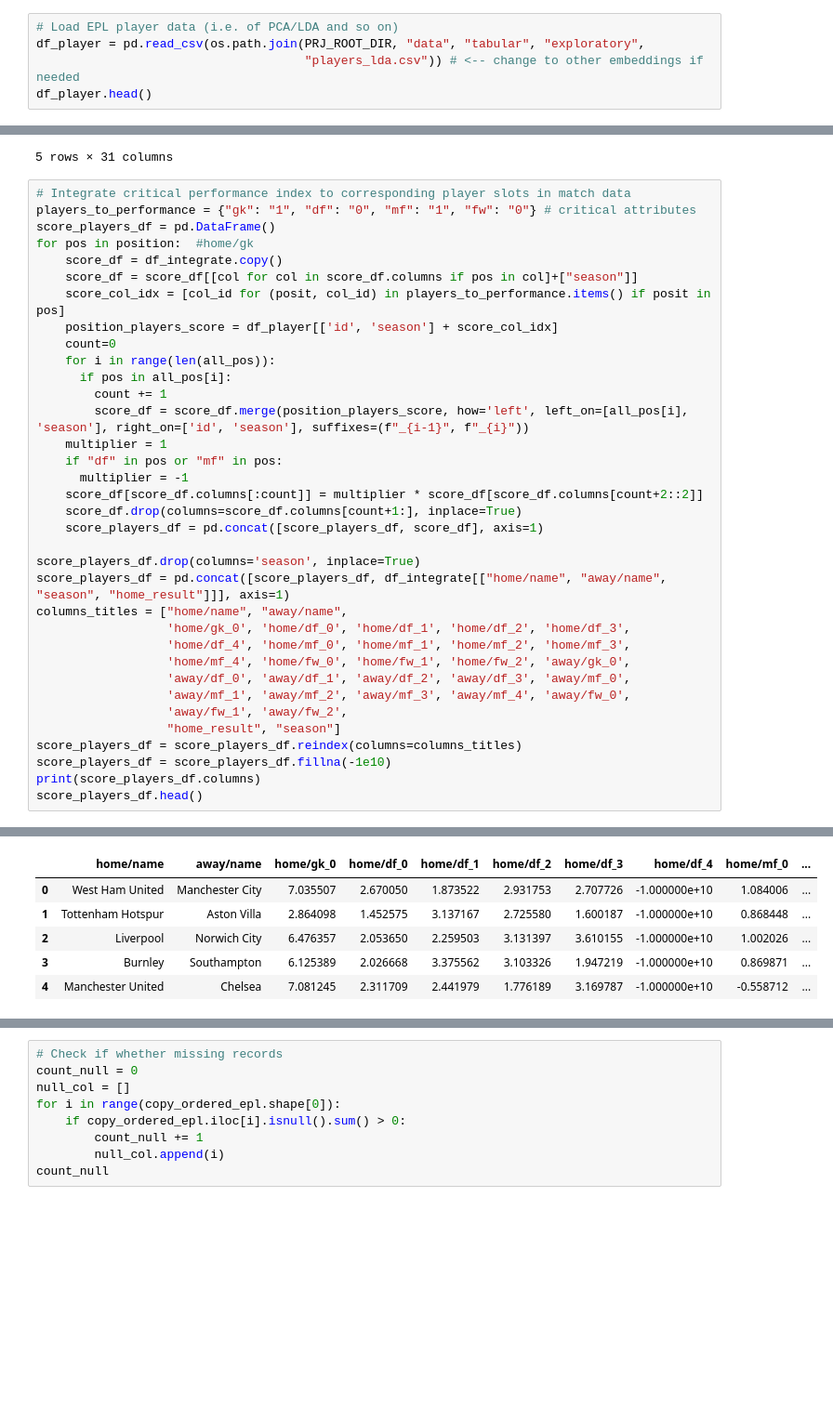
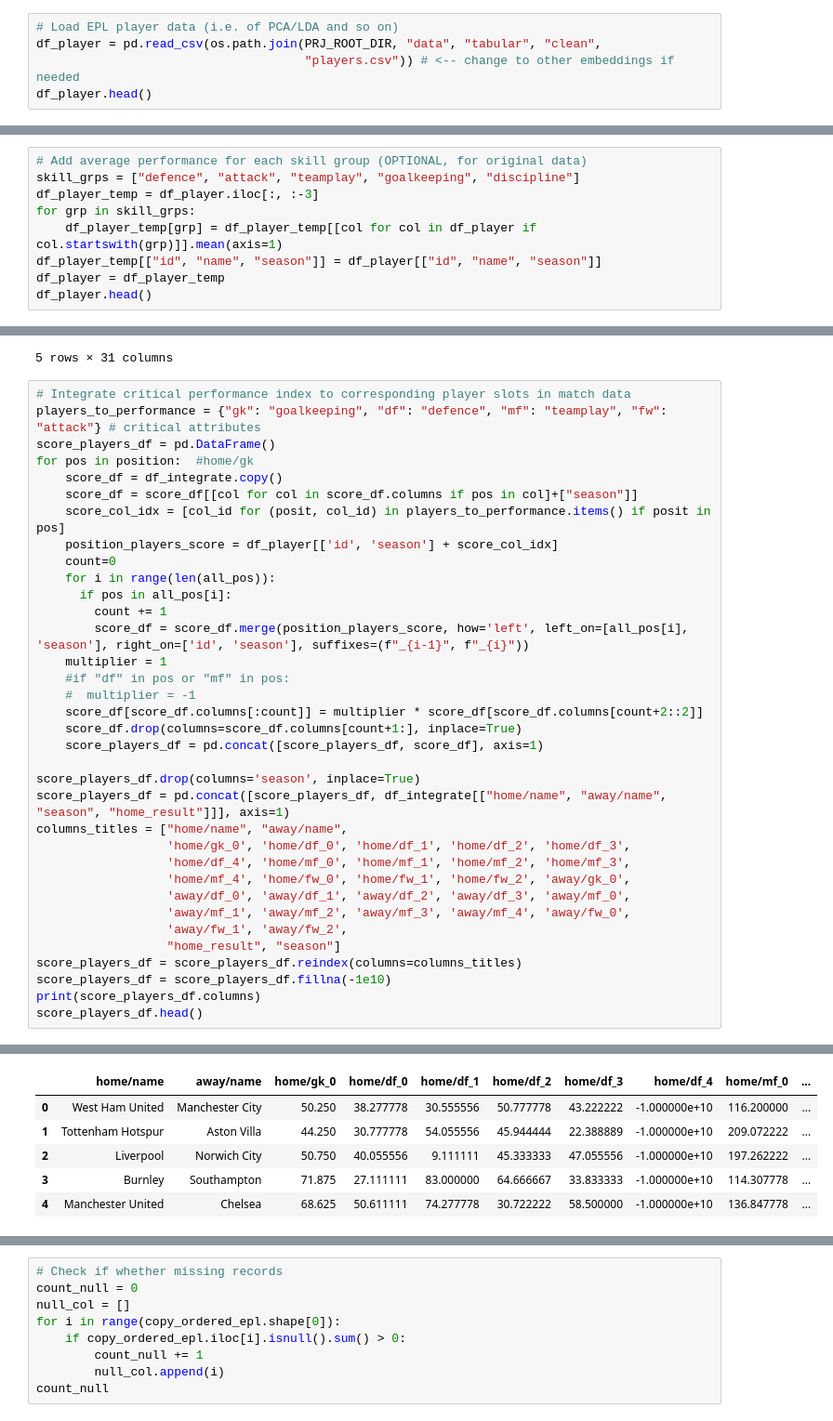
Before and after one commit to minhngt62/ds-epl-matches, a Jupyter notebook: notebooks/03_data_integration.ipynb, the cells around one changed output, grey strips where cells are left out. Shown at 93% size. Saved outputs shown, nothing was run; the diff lists cells and outputs as text; blank space fills up the shorter version.

```diff
--- a/notebooks/03_data_integration.ipynb
+++ b/notebooks/03_data_integration.ipynb
@@ -104,7 +104,7 @@ df_match[df_match["home/df_4"] == -1].head()
 ### 1.2 - EPL Player
 # %%
 # Load EPL player data (i.e. of PCA/LDA and so on)
-df_player = pd.read_csv(os.path.join(PRJ_ROOT_DIR, "data", "tabular", "exploratory",
-                                     "players_lda.csv")) # <-- change to other embeddings if needed
+df_player = pd.read_csv(os.path.join(PRJ_ROOT_DIR, "data", "tabular", "clean",
+                                     "players.csv")) # <-- change to other embeddings if needed
 df_player.head()
 # %% [output]
@@ -116,0 +118,9 @@ df_player.head()
+# %%
+# Add average performance for each skill group (OPTIONAL, for original data)
+skill_grps = ["defence", "attack", "teamplay", "goalkeeping", "discipline"]
+df_player_temp = df_player.iloc[:, :-3]
+for grp in skill_grps:
+    df_player_temp[grp] = df_player_temp[[col for col in df_player if col.startswith(grp)]].mean(axis=1)
+df_player_temp[["id", "name", "season"]] = df_player[["id", "name", "season"]]
+df_player = df_player_temp
+df_player.head()
@@ -130,7 +148,7 @@ df_integrate.head()
 5 rows × 31 columns
 # %%
 # Integrate critical performance index to corresponding player slots in match data
-players_to_performance = {"gk": "1", "df": "0", "mf": "1", "fw": "0"} # critical attributes
+players_to_performance = {"gk": "goalkeeping", "df": "defence", "mf": "teamplay", "fw": "attack"} # critical attributes
 score_players_df = pd.DataFrame()
 for pos in position:  #home/gk
     score_df = df_integrate.copy()
@@ -143,41 +161,41 @@ for pos in position:  #home/gk
         count += 1
         score_df = score_df.merge(position_players_score, how='left', left_on=[all_pos[i], 'season'], right_on=['id', 'season'], suffixes=(f"_{i-1}", f"_{i}"))
     multiplier = 1
-    if "df" in pos or "mf" in pos:
-      multiplier = -1
+    #if "df" in pos or "mf" in pos:
+    #  multiplier = -1
     score_df[score_df.columns[:count]] = multiplier * score_df[score_df.columns[count+2::2]]
     score_df.drop(columns=score_df.columns[count+1:], inplace=True)
     score_players_df = pd.concat([score_players_df, score_df], axis=1)
 
 score_players_df.drop(columns='season', inplace=True)
 score_players_df = pd.concat([score_players_df, df_integrate[["home/name", "away/name", "season", "home_result"]]], axis=1)
 columns_titles = ["home/name", "away/name",
                   'home/gk_0', 'home/df_0', 'home/df_1', 'home/df_2', 'home/df_3',
                   'home/df_4', 'home/mf_0', 'home/mf_1', 'home/mf_2', 'home/mf_3',
                   'home/mf_4', 'home/fw_0', 'home/fw_1', 'home/fw_2', 'away/gk_0',
                   'away/df_0', 'away/df_1', 'away/df_2', 'away/df_3', 'away/mf_0',
                   'away/mf_1', 'away/mf_2', 'away/mf_3', 'away/mf_4', 'away/fw_0',
                   'away/fw_1', 'away/fw_2',
                   "home_result", "season"]
 score_players_df = score_players_df.reindex(columns=columns_titles)
 score_players_df = score_players_df.fillna(-1e10)
 print(score_players_df.columns)
 score_players_df.head()
 # %% [output]
 Index(['home/name', 'away/name', 'home/gk_0', 'home/df_0', 'home/df_1',
        'home/df_2', 'home/df_3', 'home/df_4', 'home/mf_0', 'home/mf_1',
        'home/mf_2', 'home/mf_3', 'home/mf_4', 'home/fw_0', 'home/fw_1',
        'home/fw_2', 'away/gk_0', 'away/df_0', 'away/df_1', 'away/df_2',
        'away/df_3', 'away/mf_0', 'away/mf_1', 'away/mf_2', 'away/mf_3',
        'away/mf_4', 'away/fw_0', 'away/fw_1', 'away/fw_2', 'home_result',
        'season'],
       dtype='object')
 |  | home/name | away/name | home/gk_0 | home/df_0 | home/df_1 | home/df_2 | home/df_3 | home/df_4 | home/mf_0 | ... |
-| 0 | West Ham United | Manchester City | 7.035507 | 2.670050 | 1.873522 | 2.931753 | 2.707726 | -1.000000e+10 | 1.084006 | ... |
-| 1 | Tottenham Hotspur | Aston Villa | 2.864098 | 1.452575 | 3.137167 | 2.725580 | 1.600187 | -1.000000e+10 | 0.868448 | ... |
-| 2 | Liverpool | Norwich City | 6.476357 | 2.053650 | 2.259503 | 3.131397 | 3.610155 | -1.000000e+10 | 1.002026 | ... |
-| 3 | Burnley | Southampton | 6.125389 | 2.026668 | 3.375562 | 3.103326 | 1.947219 | -1.000000e+10 | 0.869871 | ... |
-| 4 | Manchester United | Chelsea | 7.081245 | 2.311709 | 2.441979 | 1.776189 | 3.169787 | -1.000000e+10 | -0.558712 | ... |
+| 0 | West Ham United | Manchester City | 50.250 | 38.277778 | 30.555556 | 50.777778 | 43.222222 | -1.000000e+10 | 116.200000 | ... |
+| 1 | Tottenham Hotspur | Aston Villa | 44.250 | 30.777778 | 54.055556 | 45.944444 | 22.388889 | -1.000000e+10 | 209.072222 | ... |
+| 2 | Liverpool | Norwich City | 50.750 | 40.055556 | 9.111111 | 45.333333 | 47.055556 | -1.000000e+10 | 197.262222 | ... |
+| 3 | Burnley | Southampton | 71.875 | 27.111111 | 83.000000 | 64.666667 | 33.833333 | -1.000000e+10 | 114.307778 | ... |
+| 4 | Manchester United | Chelsea | 68.625 | 50.611111 | 74.277778 | 30.722222 | 58.500000 | -1.000000e+10 | 136.847778 | ... |
 5 rows × 31 columns
 # %%
 # Transpose the merged critical performane data
```
Also changed, not shown: parts of 16 cells of this notebook, 32 other files.
